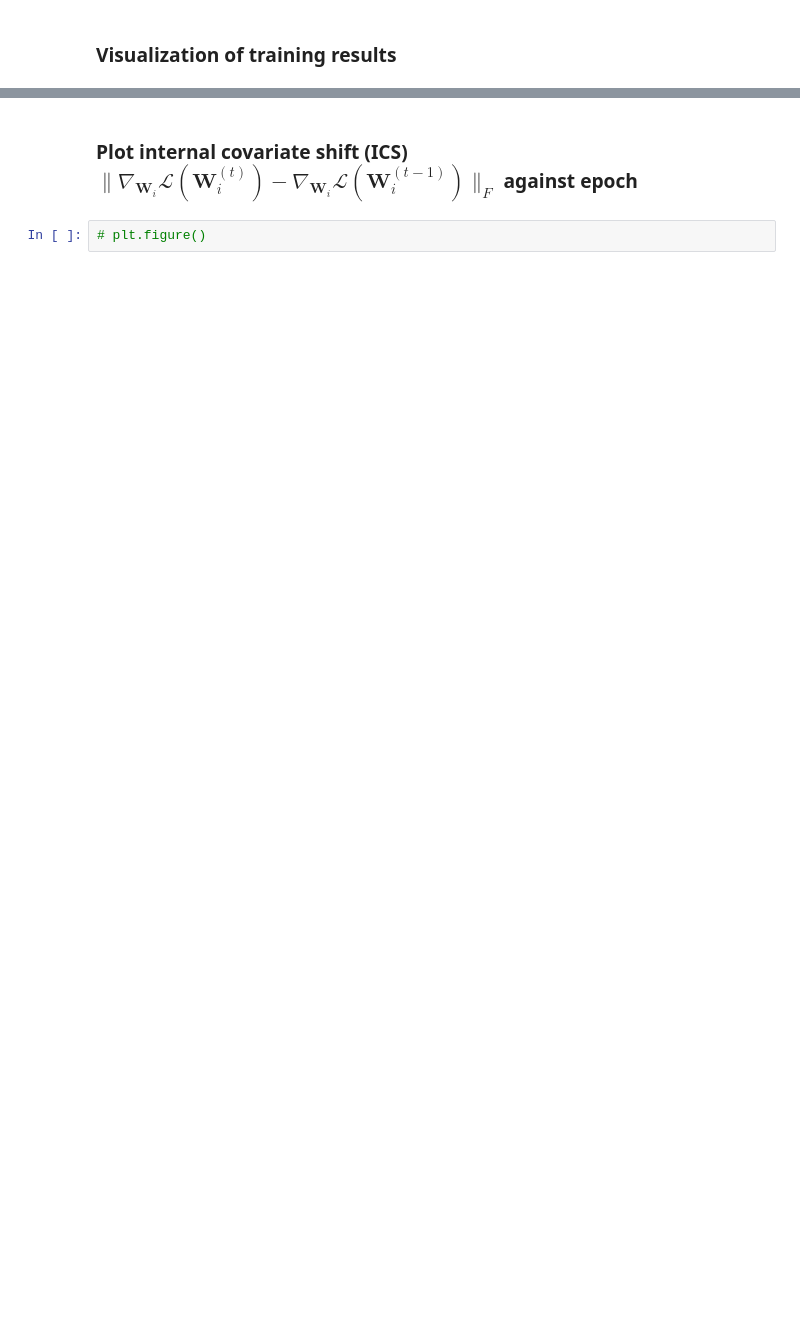
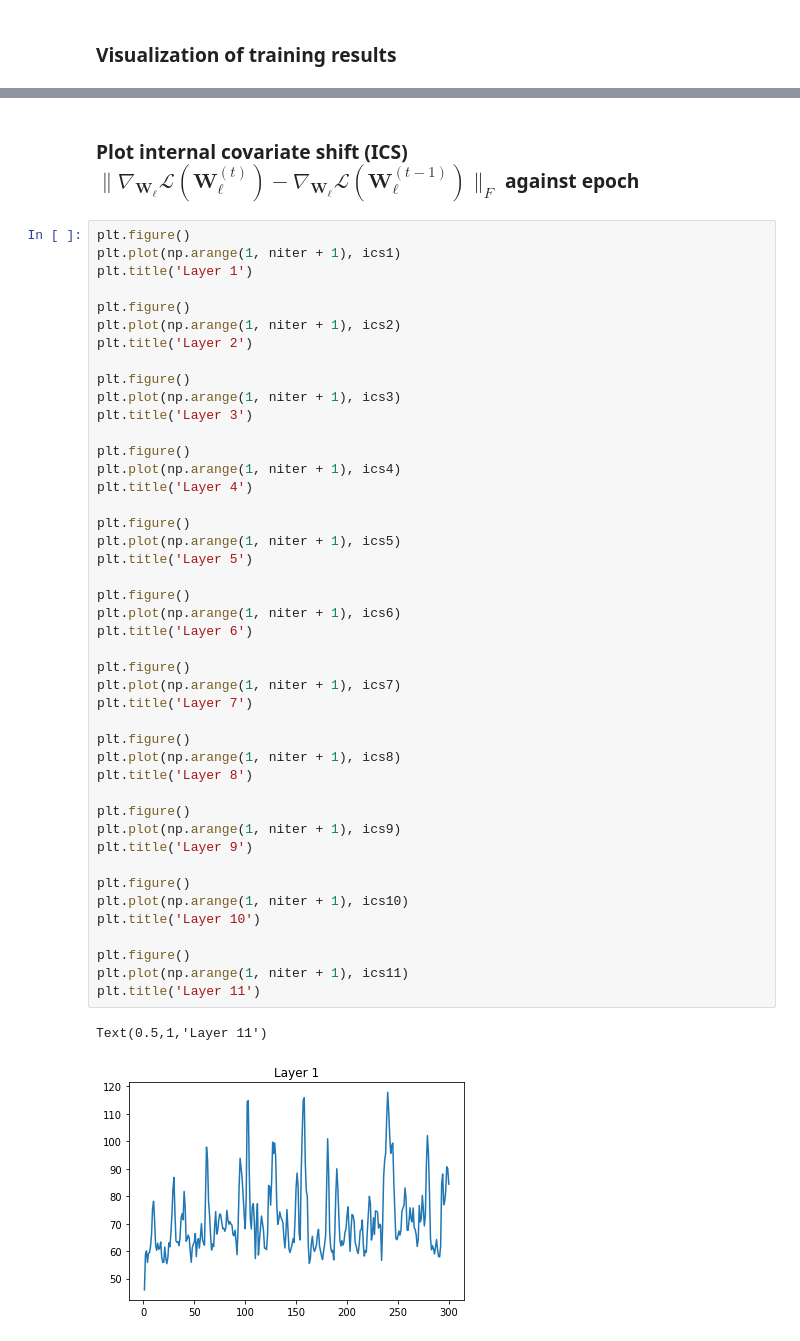
Before and after one commit to timlautk/BCD-for-DNNs-PyTorch, a Jupyter notebook: bcd_dnn_mlp_mnist_deep_ics.ipynb, the cells around one changed output, grey strips where cells are left out. Cells and saved outputs as stored; diff of their text form; blank space fills up the shorter version.

```diff
--- a/bcd_dnn_mlp_mnist_deep_ics.ipynb
+++ b/bcd_dnn_mlp_mnist_deep_ics.ipynb
@@ -520,6 +588,51 @@ Text(0.5,1,'Layer 11')
 [figure]
 [figure]
 # %% [markdown]
-### Plot internal covariate shift (ICS) $\|\nabla_{\mathbf{W}_i}\mathcal{L}(\mathbf{W}_i^{(t)}) - \nabla_{\mathbf{W}_i}\mathcal{L}(\mathbf{W}_i^{(t-1)})\|_F$ against epoch
+### Plot internal covariate shift (ICS) $\|\nabla_{\mathbf{W}_\ell}\mathcal{L}(\mathbf{W}_\ell^{(t)}) - \nabla_{\mathbf{W}_\ell}\mathcal{L}(\mathbf{W}_\ell^{(t-1)})\|_F$ against epoch
-# %%
-# plt.figure()
+# %%
+plt.figure()
+plt.plot(np.arange(1, niter + 1), ics1)
+plt.title('Layer 1')
+
+plt.figure()
+plt.plot(np.arange(1, niter + 1), ics2)
+plt.title('Layer 2')
+
+plt.figure()
+plt.plot(np.arange(1, niter + 1), ics3)
+plt.title('Layer 3')
+
+plt.figure()
+plt.plot(np.arange(1, niter + 1), ics4)
+plt.title('Layer 4')
+
+plt.figure()
+plt.plot(np.arange(1, niter + 1), ics5)
+plt.title('Layer 5')
+
+plt.figure()
+plt.plot(np.arange(1, niter + 1), ics6)
+plt.title('Layer 6')
+
+plt.figure()
+plt.plot(np.arange(1, niter + 1), ics7)
+plt.title('Layer 7')
+
+plt.figure()
+plt.plot(np.arange(1, niter + 1), ics8)
+plt.title('Layer 8')
+
+plt.figure()
+plt.plot(np.arange(1, niter + 1), ics9)
+plt.title('Layer 9')
+
+plt.figure()
+plt.plot(np.arange(1, niter + 1), ics10)
+plt.title('Layer 10')
+
+plt.figure()
+plt.plot(np.arange(1, niter + 1), ics11)
+plt.title('Layer 11')
+# %% [output]
+Text(0.5,1,'Layer 11')
+[figure, added]
```
Also changed, not shown: parts of 18 cells of this notebook.
